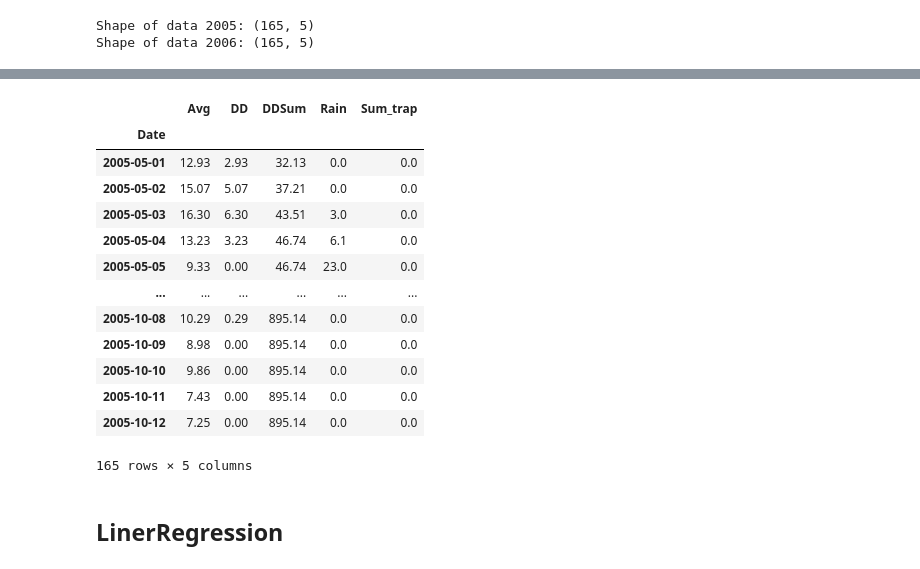
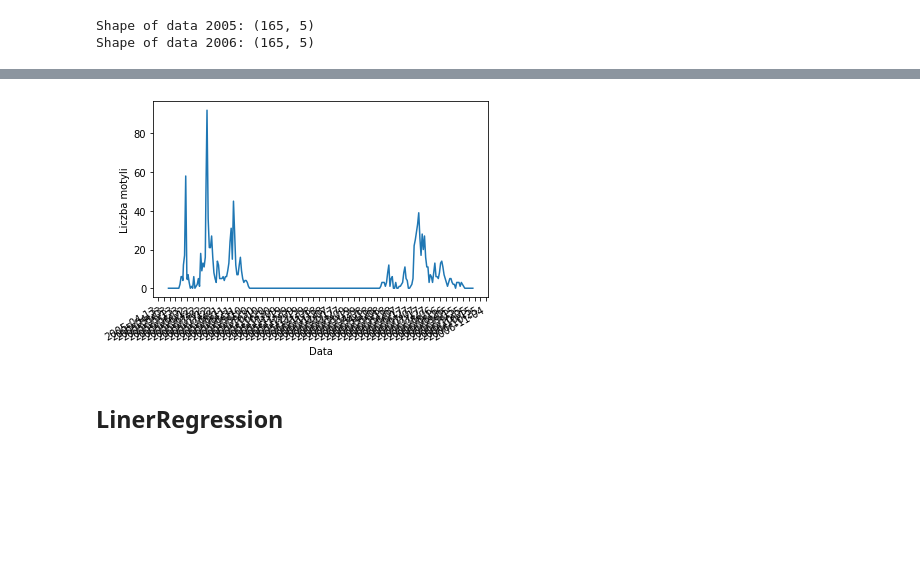
Before and after one commit to Ligerd/research_project, a Jupyter notebook: code/basic_models.ipynb, the cells around one changed output, grey strips where cells are left out. Drawn from its saved outputs; the diff is of its cells as text; code cells hidden in the pictures; blank space fills up the shorter version.

```diff
--- a/code/basic_models.ipynb
+++ b/code/basic_models.ipynb
@@ -39,18 +64,15 @@ Shape of data 2006: (165, 5)
+# %%
+def plot_data(df):
+#     x_values = [datetime.datetime.strptime(d,"%d.%m.%Y").date() for d in df['Date']]
+    plt.gca().xaxis.set_major_formatter(mdates.DateFormatter('%Y-%m-%d'))
+    plt.gca().xaxis.set_major_locator(mdates.DayLocator(interval=10))
+    plt.plot(df['Date'],df['Sum_trap'])
+    plt.gcf().autofmt_xdate()
+    plt.xlabel("Data")
+    plt.ylabel("Liczba motyli")
+    plt.show()
 # %%
-df2005
+plot_data(df)
 # %% [output]
-|  | Avg | DD | DDSum | Rain | Sum_trap |
-| Date |  |  |  |  |  |
-| 2005-05-01 | 12.93 | 2.93 | 32.13 | 0.0 | 0.0 |
-| 2005-05-02 | 15.07 | 5.07 | 37.21 | 0.0 | 0.0 |
-| 2005-05-03 | 16.30 | 6.30 | 43.51 | 3.0 | 0.0 |
-| 2005-05-04 | 13.23 | 3.23 | 46.74 | 6.1 | 0.0 |
-| 2005-05-05 | 9.33 | 0.00 | 46.74 | 23.0 | 0.0 |
-| ... | ... | ... | ... | ... | ... |
-| 2005-10-08 | 10.29 | 0.29 | 895.14 | 0.0 | 0.0 |
-| 2005-10-09 | 8.98 | 0.00 | 895.14 | 0.0 | 0.0 |
-| 2005-10-10 | 9.86 | 0.00 | 895.14 | 0.0 | 0.0 |
-| 2005-10-11 | 7.43 | 0.00 | 895.14 | 0.0 | 0.0 |
-| 2005-10-12 | 7.25 | 0.00 | 895.14 | 0.0 | 0.0 |
-165 rows × 5 columns
+[figure, added]
 # %%
```
Also changed, not shown: parts of 9 cells of this notebook, 5 other files.
